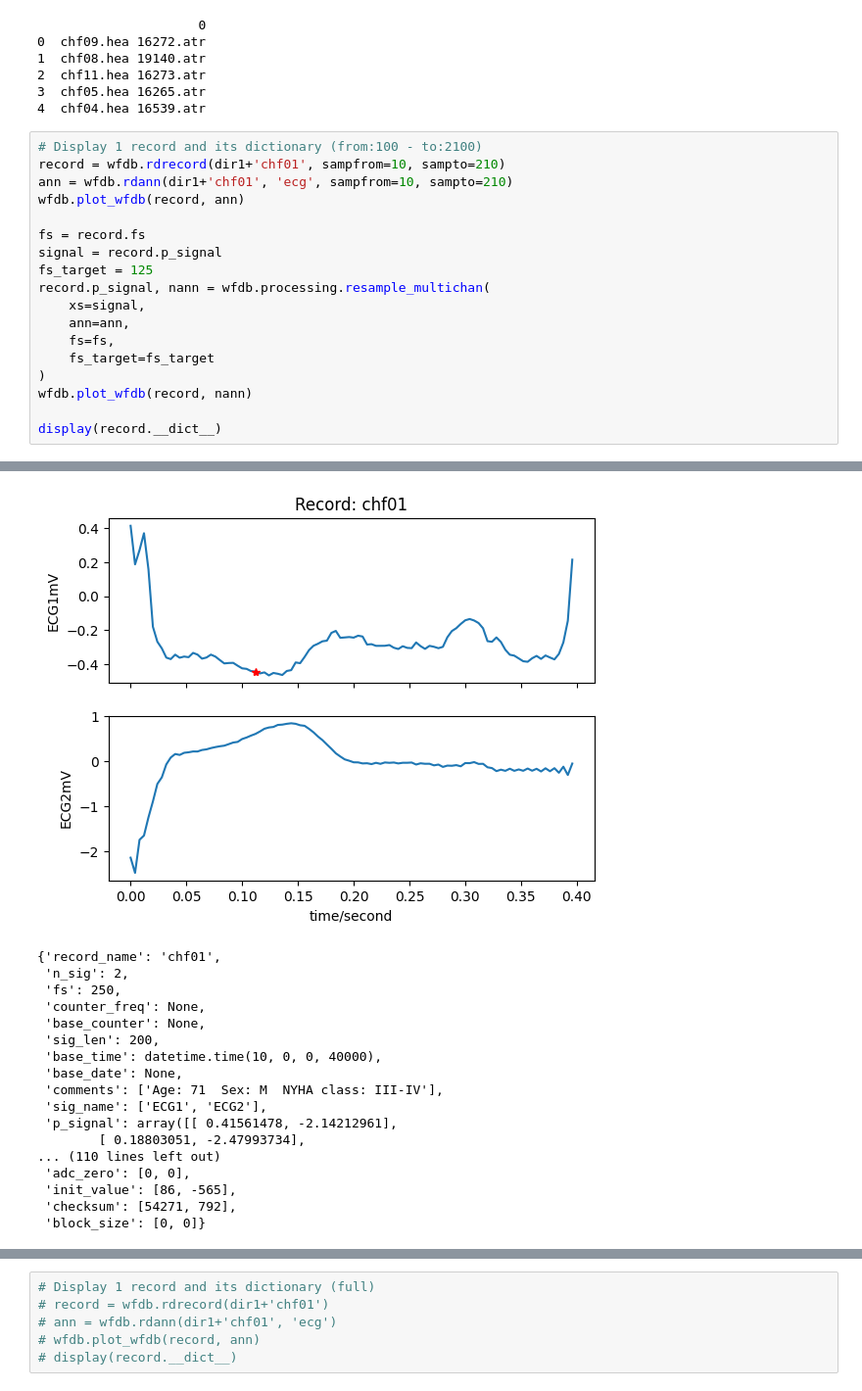
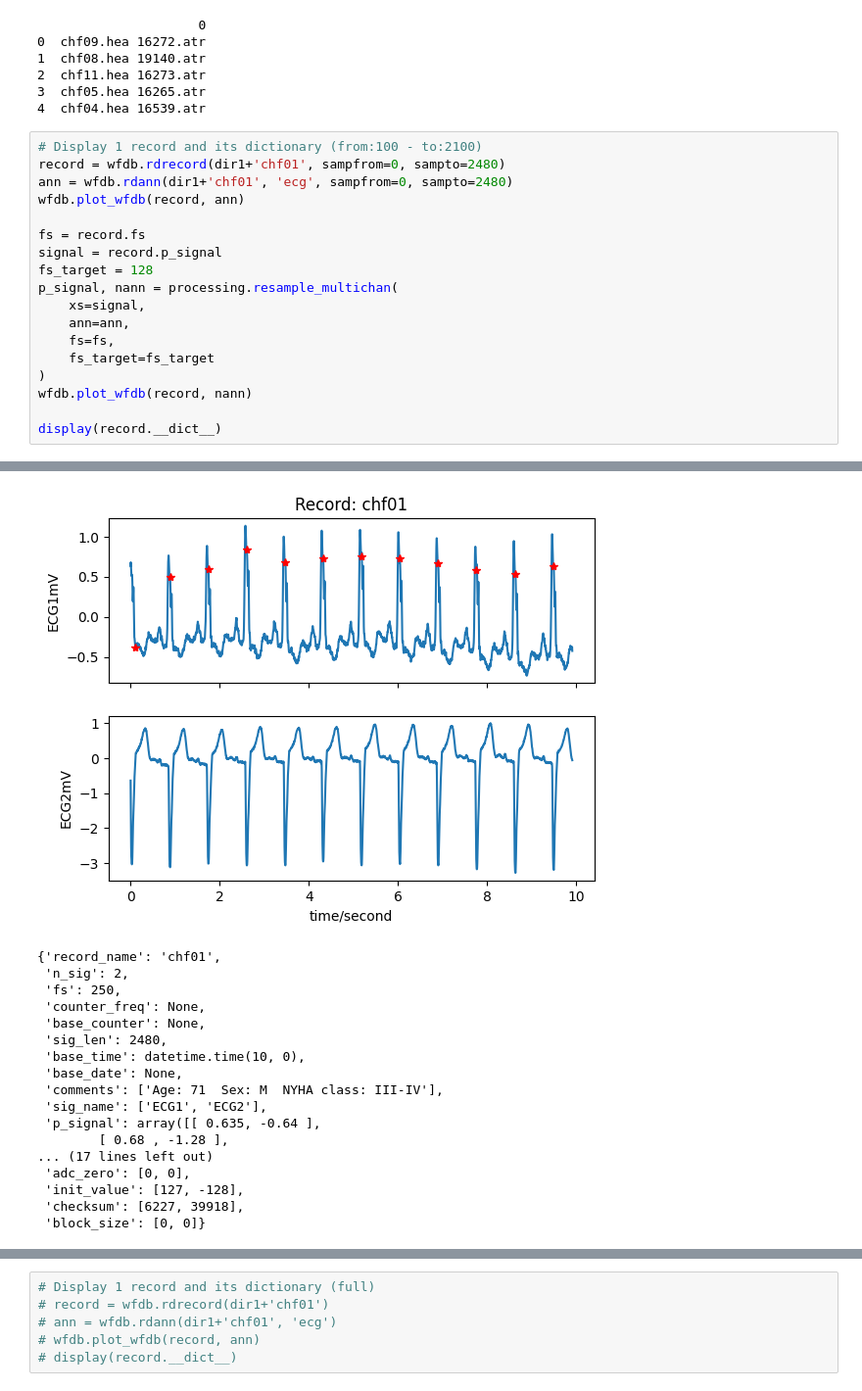
Before and after one commit to ritwickmanatkar/cnn-for-chf-detection, a Jupyter notebook: EDA.ipynb, the cells around one changed output, grey strips where cells are left out. Shown at 98% size. Cells and saved outputs as stored; diff of their text form.

```diff
--- a/EDA.ipynb
+++ b/EDA.ipynb
@@ -98,14 +98,14 @@ print(df1.head()+" "+df2.head())
 4  chf04.hea 16539.atr
 # %%
 # Display 1 record and its dictionary (from:100 - to:2100)
-record = wfdb.rdrecord(dir1+'chf01', sampfrom=10, sampto=210)
-ann = wfdb.rdann(dir1+'chf01', 'ecg', sampfrom=10, sampto=210)
+record = wfdb.rdrecord(dir1+'chf01', sampfrom=0, sampto=2480)
+ann = wfdb.rdann(dir1+'chf01', 'ecg', sampfrom=0, sampto=2480)
 wfdb.plot_wfdb(record, ann)
 
 fs = record.fs
 signal = record.p_signal
-fs_target = 125
-record.p_signal, nann = wfdb.processing.resample_multichan(
+fs_target = 128
+p_signal, nann = processing.resample_multichan(
     xs=signal,
     ann=ann,
     fs=fs,
@@ -119,18 +119,18 @@ display(record.__dict__)
-[figure, old version]
+[figure, new version]
 {'record_name': 'chf01',
  'n_sig': 2,
  'fs': 250,
  'counter_freq': None,
  'base_counter': None,
- 'sig_len': 200,
- 'base_time': datetime.time(10, 0, 0, 40000),
+ 'sig_len': 2480,
+ 'base_time': datetime.time(10, 0),
  'base_date': None,
  'comments': ['Age: 71  Sex: M  NYHA class: III-IV'],
  'sig_name': ['ECG1', 'ECG2'],
- 'p_signal': array([[ 0.41561478, -2.14212961],
-        [ 0.18803051, -2.47993734],
-... (110 lines left out)
+ 'p_signal': array([[ 0.635, -0.64 ],
+        [ 0.68 , -1.28 ],
+... (17 lines left out)
  'adc_zero': [0, 0],
- 'init_value': [86, -565],
- 'checksum': [54271, 792],
+ 'init_value': [127, -128],
+ 'checksum': [6227, 39918],
  'block_size': [0, 0]}
```
Also changed, not shown: parts of 7 cells of this notebook, 3 other files.
